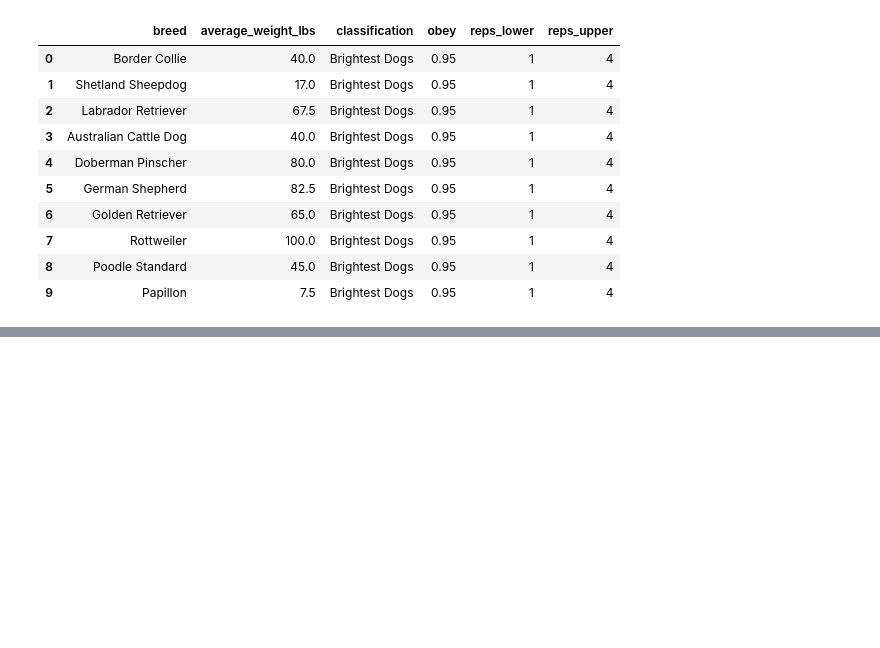
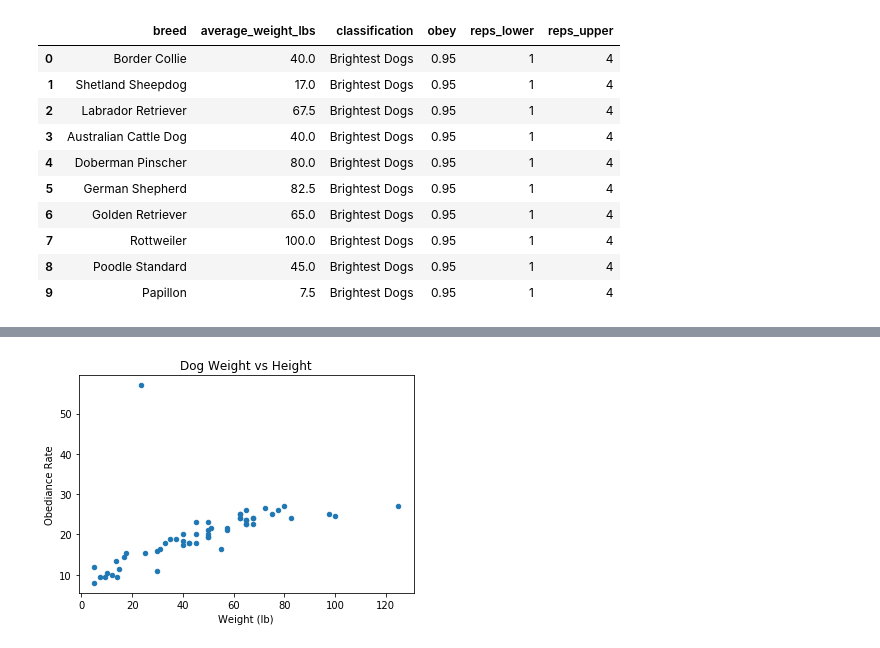
Before and after one commit to alissavokes/ETL-Dog-Intelligence, a Jupyter notebook: data_etl.ipynb, the cells around one changed output, grey strips where cells are left out. Drawn from its saved outputs; the diff is of its cells as text; code cells hidden in the pictures; blank space fills up the shorter version.

```diff
--- a/data_etl.ipynb
+++ b/data_etl.ipynb
@@ -507,0 +526,8 @@ plt.show()
+# %%
+plt.scatter(above_average_dogs['average_weight_lbs'], above_average_dogs['average_height_inches'], s=20)
+plt.title('Dog Weight vs Height')
+plt.xlabel('Weight (lb)')
+plt.ylabel('Obediance Rate')
+plt.show()
+# %% [output]
+[figure, added]
```
Also changed, not shown: parts of 6 cells of this notebook.
